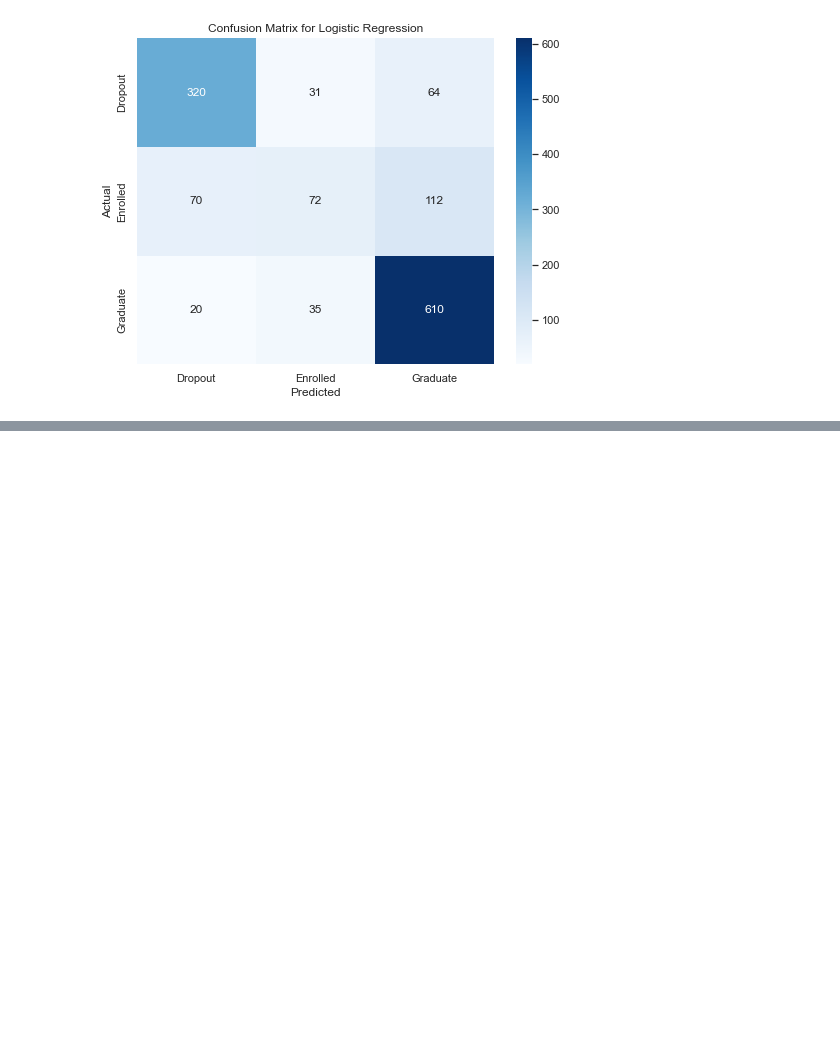
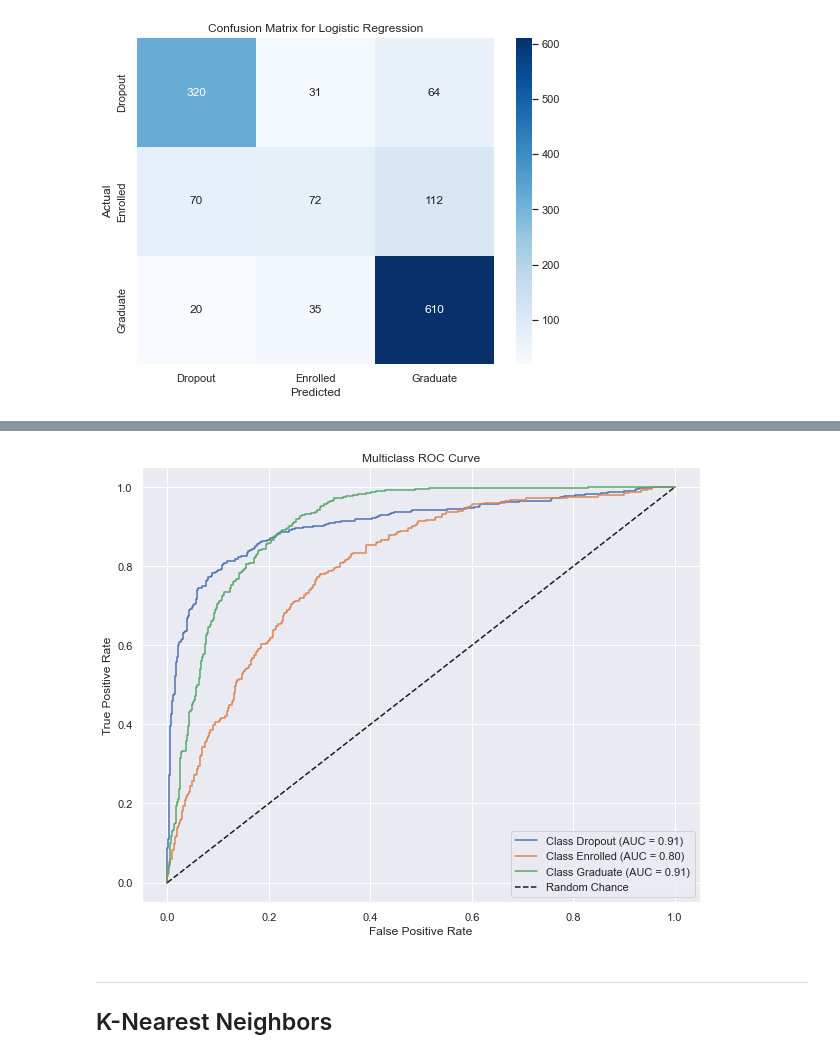
Before and after one commit to nasihbai/DataMining_Student_Assignment20-, a Jupyter notebook: Assignment.ipynb, the cells around one changed output, grey strips where cells are left out. Drawn from its saved outputs; the diff is of its cells as text; code cells hidden in the pictures; blank space fills up the shorter version.

```diff
--- a/Assignment.ipynb
+++ b/Assignment.ipynb
@@ -333,0 +468,5 @@ plt.show()
+# %%
+logreg = LogisticRegression(solver='lbfgs',max_iter=1000) #initialize logistic regression model
+logreg.fit(X_train, y_train) #Train model
+#check performance on training set
+print('Training accuracy: ', logreg.score(X_train,y_train))
@@ -422,0 +595,14 @@ ValueError: multi_class must be in ('ovo', 'ovr')
+# %%
+print(cm)
+# Per-class metrics from confusion matrix
+for i, class_label in enumerate(best_model.classes_):
+    tp = cm[i, i]  # True positives for class i
+    fn = cm[i, :].sum() - tp  # False negatives for class i
+    fp = cm[:, i].sum() - tp  # False positives for class i
+    tn = cm.sum() - (tp + fn + fp)  # True negatives for class i
+
+    print(f"Metrics for Class {class_label}:")
+    print(f"  True Positives: {tp}")
+    print(f"  True Negatives: {tn}")
+    print(f"  False Positives: {fp}")
+    print(f"  False Negatives: {fn}")
@@ -422,0 +628,28 @@ ValueError: multi_class must be in ('ovo', 'ovr')
+# %%
+from sklearn.metrics import roc_curve, roc_auc_score
+from sklearn.preprocessing import label_binarize
+
+# Binarize the target variable for multiclass ROC
+classes = logreg.classes_
+y_test_binarized = label_binarize(y_test, classes=classes)
+y_proba = logreg.predict_proba(X_test)  # Get prediction probabilities
+
+# Plot ROC curve for each class
+plt.figure(figsize=(10, 8))
+for i, class_label in enumerate(classes):
+    fpr, tpr, _ = roc_curve(y_test_binarized[:, i], y_proba[:, i])
+    roc_auc = roc_auc_score(y_test_binarized[:, i], y_proba[:, i])
+    plt.plot(fpr, tpr, label=f"Class {class_label} (AUC = {roc_auc:.2f})")
+
+# Plot diagonal line for random chance
+plt.plot([0, 1], [0, 1], 'k--', label="Random Chance")
+plt.xlabel("False Positive Rate")
+plt.ylabel("True Positive Rate")
+plt.title("Multiclass ROC Curve")
+plt.legend(loc="best")
+plt.show()
+# %% [output]
+[figure, added]
+# %% [markdown]
+---
+## K-Nearest Neighbors
```
Also changed, not shown: parts of 27 cells of this notebook, 1 other file.
